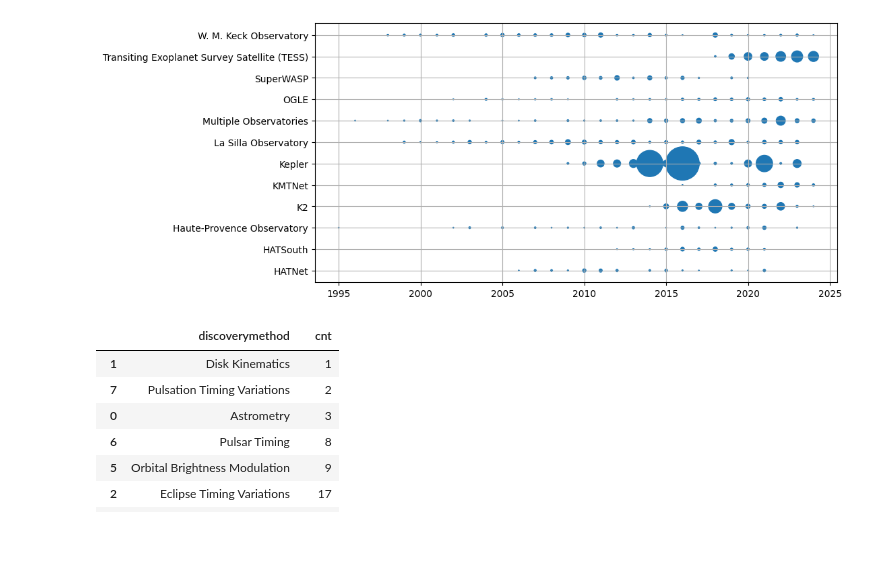
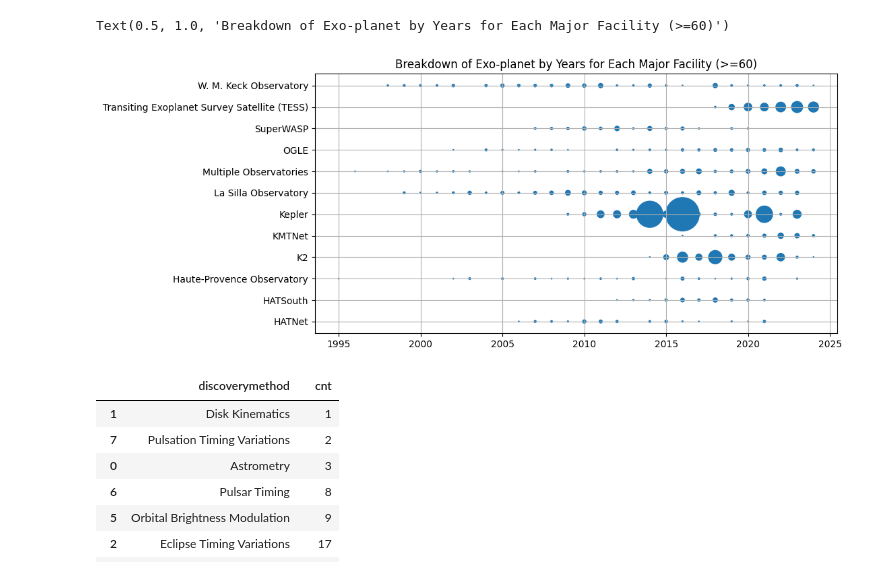
Before and after one commit to sophia268238/astronomy_ml, a Jupyter notebook: notebooks/exo_planet_stat.ipynb, the cells around one changed output. Drawn from its saved outputs; the diff is of its cells as text; code cells hidden in the pictures; blank space fills up the shorter version.

```diff
--- a/notebooks/exo_planet_stat.ipynb
+++ b/notebooks/exo_planet_stat.ipynb
@@ -25,12 +29,14 @@ _ = plt.xticks(rotation=90)  # Set the angle of x-axis ticks to 45 degrees
 # %%
 disc_facility_grouped = disc_facility.groupby(['disc_facility', 'disc_year']).size().reset_index(name='cnt')
 big_disc_facility_year_grouped = disc_facility_grouped[(disc_facility_grouped['disc_facility'].isin(by_disc_facility['disc_facility']))]
 plt.figure(figsize=(10, 5))  # 10 inches wide, 6 inches high
 
 plt.scatter(big_disc_facility_year_grouped['disc_year'], big_disc_facility_year_grouped['disc_facility'], s=big_disc_facility_year_grouped['cnt'] )
 plt.grid()
+plt.title("Breakdown of Exo-planet by Years for Each Major Facility (>=60)")
 # %% [output]
+Text(0.5, 1.0, 'Breakdown of Exo-planet by Years for Each Major Facility (>=60)')
-[figure, old version]
+[figure, new version]
 # %%
 published.groupby(['discoverymethod']).size().reset_index(name='cnt').sort_values(['cnt'])
 # %% [output]
```
Also changed, not shown: parts of 2 cells of this notebook.
